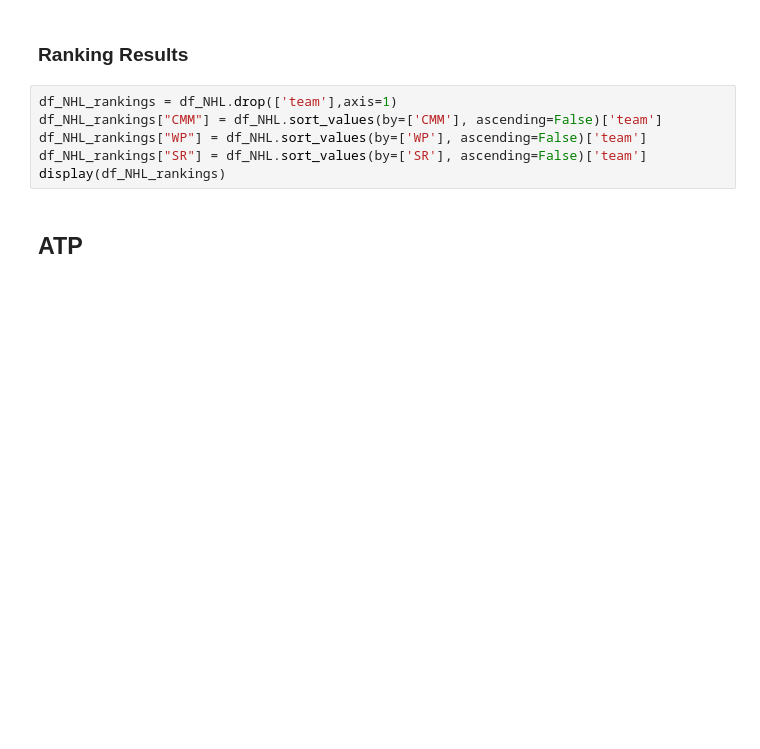
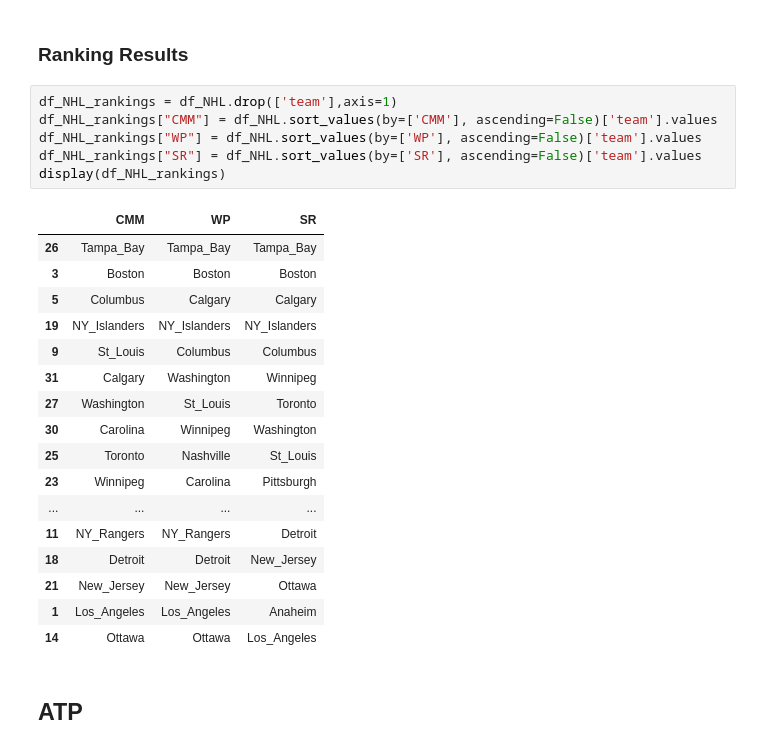
Before and after one commit to davidvenegasr/MetNum, a Jupyter notebook: tp1/experimentos/Analisis de Experimentos.ipynb, the cells around one changed output. Cells and saved outputs as stored; diff of their text form; blank space fills up the shorter version.

```diff
--- a/tp1/experimentos/Analisis de Experimentos.ipynb
+++ b/tp1/experimentos/Analisis de Experimentos.ipynb
@@ -175,10 +454,28 @@ display(df_NHL)
 ### Ranking Results
 # %%
 df_NHL_rankings = df_NHL.drop(['team'],axis=1)
-df_NHL_rankings["CMM"] = df_NHL.sort_values(by=['CMM'], ascending=False)['team']
-df_NHL_rankings["WP"] = df_NHL.sort_values(by=['WP'], ascending=False)['team']
-df_NHL_rankings["SR"] = df_NHL.sort_values(by=['SR'], ascending=False)['team']
+df_NHL_rankings["CMM"] = df_NHL.sort_values(by=['CMM'], ascending=False)['team'].values
+df_NHL_rankings["WP"] = df_NHL.sort_values(by=['WP'], ascending=False)['team'].values
+df_NHL_rankings["SR"] = df_NHL.sort_values(by=['SR'], ascending=False)['team'].values
 display(df_NHL_rankings)
+# %% [output]
+|  | CMM | WP | SR |
+| 26 | Tampa_Bay | Tampa_Bay | Tampa_Bay |
+| 3 | Boston | Boston | Boston |
+| 5 | Columbus | Calgary | Calgary |
+| 19 | NY_Islanders | NY_Islanders | NY_Islanders |
+| 9 | St_Louis | Columbus | Columbus |
+| 31 | Calgary | Washington | Winnipeg |
+| 27 | Washington | St_Louis | Toronto |
+| 30 | Carolina | Winnipeg | Washington |
+| 25 | Toronto | Nashville | St_Louis |
+| 23 | Winnipeg | Carolina | Pittsburgh |
+| ... | ... | ... | ... |
+| 11 | NY_Rangers | NY_Rangers | Detroit |
+| 18 | Detroit | Detroit | New_Jersey |
+| 21 | New_Jersey | New_Jersey | Ottawa |
+| 1 | Los_Angeles | Los_Angeles | Anaheim |
+| 14 | Ottawa | Ottawa | Los_Angeles |
 # %% [markdown]
 ## ATP
 # %% [markdown]
```
Also changed, not shown: parts of 21 cells of this notebook, 1 other file.
